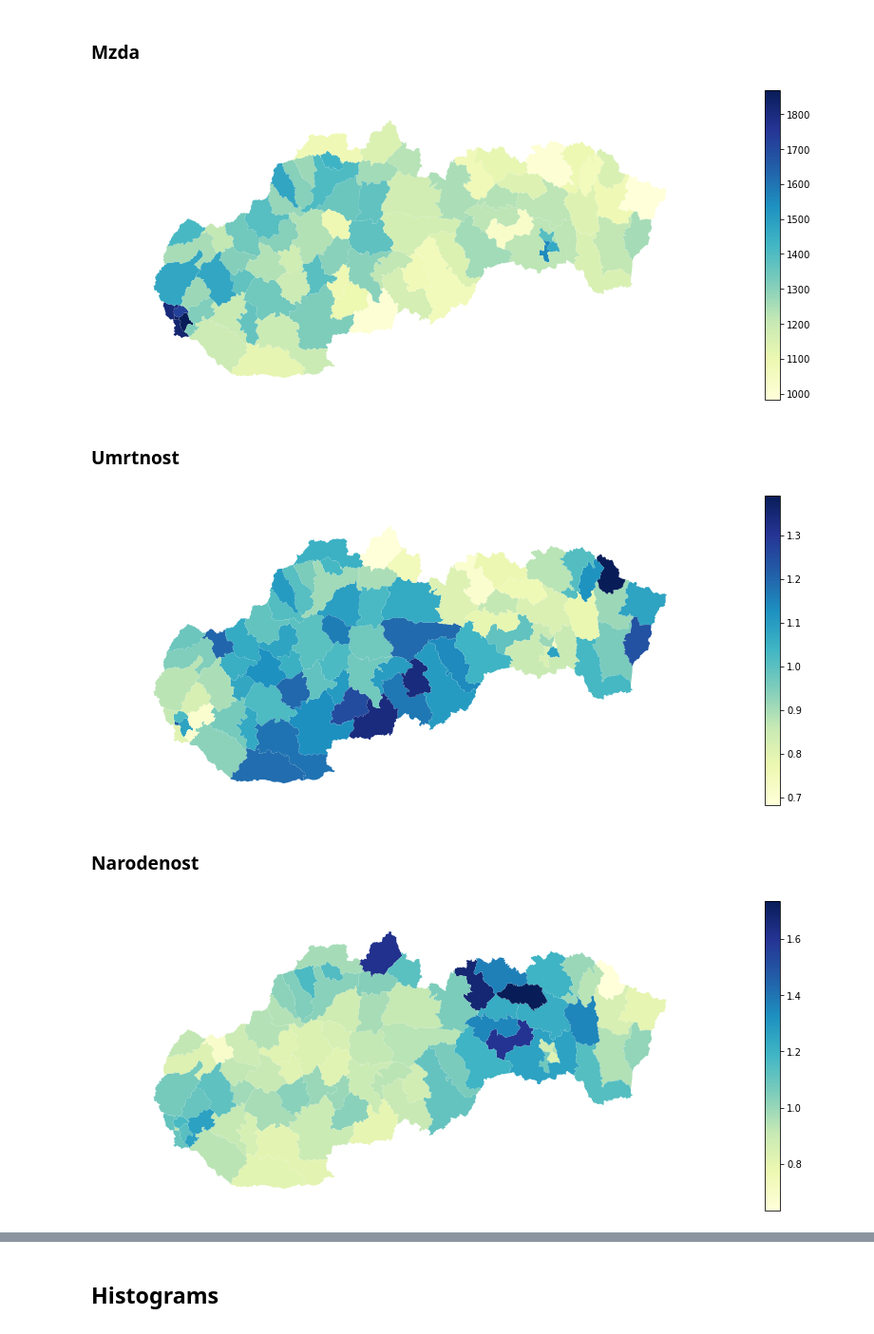
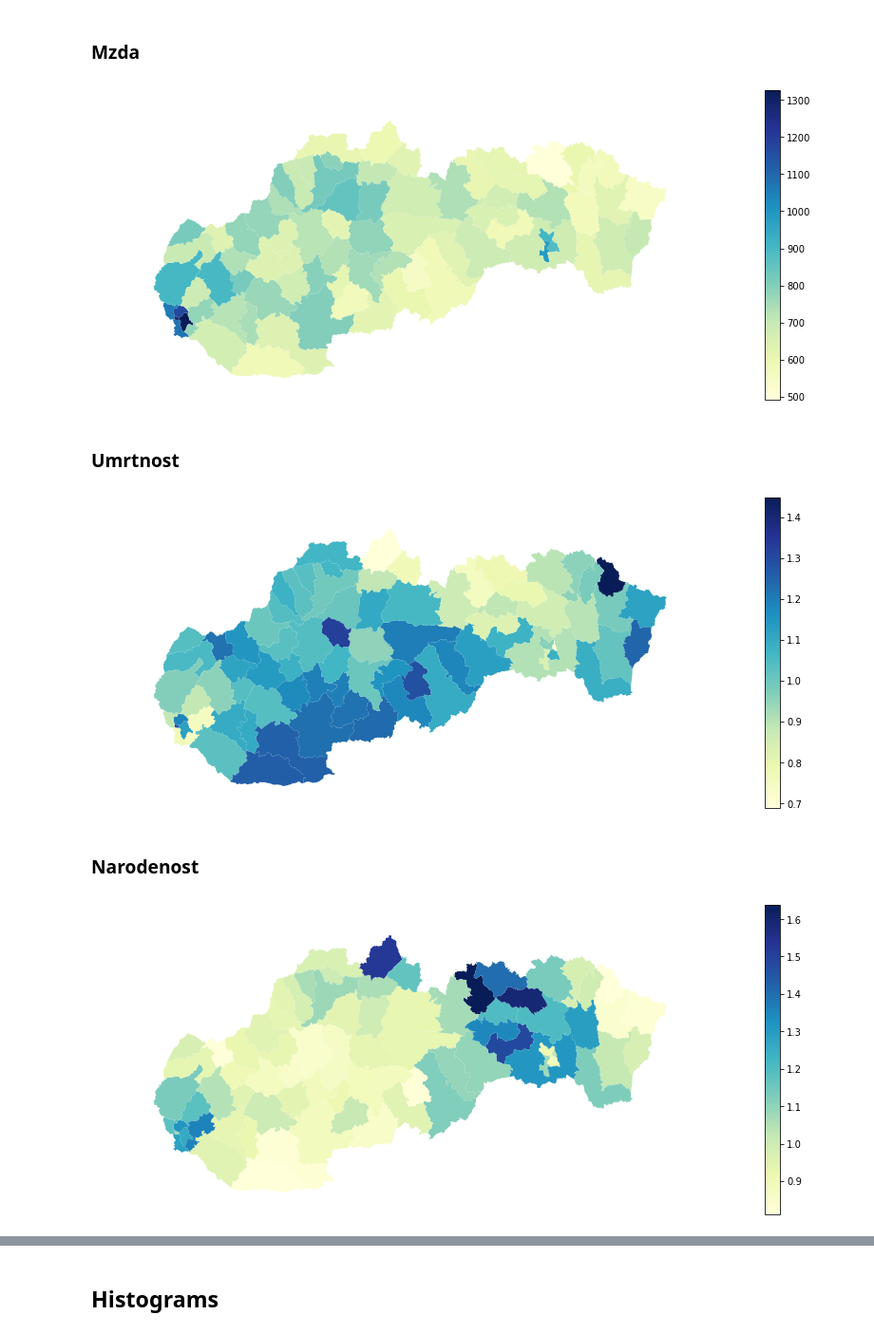
Before and after one commit to samuel-soltys/slovak-analysis, a Jupyter notebook: workbook.ipynb, the cells around one changed output, grey strips where cells are left out. Shown at 95% size. Drawn from its saved outputs; the diff is of its cells as text; code cells hidden in the pictures.

```diff
--- a/workbook.ipynb
+++ b/workbook.ipynb
@@ -294,7 +294,7 @@ map["TXT"] = map["TXT"].str.replace("okres", "Okres")
 ### Mzda
 # %%
 # make heatmap_data array from dataframe column "priemerna_mzda" in years[2021] dataframe, but index it by "Okres" column which is same as map["TXT"] column
-YEAR = 2021
+YEAR = 2010
 heatmap_data = []
 for okres_name in map["TXT"]:
     heatmap_data.append(years[YEAR].loc[years[YEAR]["Okres"] == okres_name]["priemerna_mzda"].values[0])
@@ -305,19 +305,29 @@ geoplot.choropleth(
     map, hue=heatmap_data, cmap="YlGnBu", figsize=(15, 6), projection=gcrs.AlbersEqualArea(), legend=True
 )
 
-plt.savefig("map-mzda-2021.png", transparent=True )
+plt.savefig("map-mzda-2010.png", transparent=True, dpi=300, bbox_inches = 'tight')
 # years[2021].head(10)
 # %% [output]
-[figure, old version]
+[figure, new version]
 # %% [markdown]
 ### Umrtnost
 # %%
-YEAR = 2019
+# YEAR = 2021
+# heatmap_data = []
+# for okres_name in map["TXT"]:
+#     zomreti = years[YEAR].loc[years[YEAR]["Okres"] == okres_name]["zomreti"].values[0]
+#     pocet_obyvatelov = years[YEAR].loc[years[YEAR]["Okres"] == okres_name]["pocet_obyvatelov"].values[0]
+#     heatmap_data.append(zomreti/pocet_obyvatelov*100)
+
 heatmap_data = []
+
 for okres_name in map["TXT"]:
-    zomreti = years[YEAR].loc[years[YEAR]["Okres"] == okres_name]["zomreti"].values[0]
-    pocet_obyvatelov = years[YEAR].loc[years[YEAR]["Okres"] == okres_name]["pocet_obyvatelov"].values[0]
-    heatmap_data.append(zomreti/pocet_obyvatelov*100)
+    sum_calculation = 0
+    for year in range(2010,2022):
+        zomreti_mapa = years[year].loc[years[year]["Okres"] == okres_name]["zomreti"].values[0]
+        pocet_obyvatelov_mapa = years[year].loc[years[year]["Okres"] == okres_name]["pocet_obyvatelov"].values[0]
+        sum_calculation += zomreti_mapa/pocet_obyvatelov_mapa*100
+    heatmap_data.append(sum_calculation/12)
 
 # scheme = mapclassify.Quantiles(heatmap_data, k=10)
 
@@ -325,35 +335,35 @@ geoplot.choropleth(
     map, hue=heatmap_data, cmap="YlGnBu", figsize=(15, 6), projection=gcrs.AlbersEqualArea(), legend=True
 )
 
-plt.savefig("umrtnost-mapka.png", transparent=True)
+plt.savefig("umrtnost-mapka-average.png", transparent=True, dpi=300, bbox_inches = 'tight')
 # years[2021].head(10)
 # %% [output]
-[figure, old version]
+[figure, new version]
 # %% [markdown]
 ### Narodenost
 # %%
-# YEAR = 2021
+# YEAR = 2010
 # heatmap_data = []
 # for okres_name in map["TXT"]:
 #     narodeni = years[YEAR].loc[years[YEAR]["Okres"] == okres_name]["narodeni"].values[0]
 #     pocet_obyvatelov = years[YEAR].loc[years[YEAR]["Okres"] == okres_name]["pocet_obyvatelov"].values[0]
 #     heatmap_data.append(narodeni/pocet_obyvatelov*100)
 
 heatmap_data = []
 for okres_name in map["TXT"]:
+    sum_calculation = 0
     for year in range(2010,2022):
-        narodeni = years[year].loc[years[year]["Okres"] == okres_name]["narodeni"].values[0]
-        pocet_obyvatelov = years[year].loc[years[year]["Okres"] == okres_name]["pocet_obyvatelov"].values[0]
-        heatmap_data.append(narodeni/pocet_obyvatelov*100)
-
+        narodeni_mapa = years[year].loc[years[year]["Okres"] == okres_name]["narodeni"].values[0]
+        pocet_obyvatelov_mapa = years[year].loc[years[year]["Okres"] == okres_name]["pocet_obyvatelov"].values[0]
+        sum_calculation += narodeni_mapa/pocet_obyvatelov_mapa*100
+    heatmap_data.append(sum_calculation/12)
 
 # scheme = mapclassify.Quantiles(heatmap_data, k=10)
 
 geoplot.choropleth(
     map, hue=heatmap_data, cmap="YlGnBu", figsize=(15, 6), projection=gcrs.AlbersEqualArea(), legend=True
 )
 
-plt.savefig("narodenost-mapka.png", transparent=True)
-# years[2021].head(10)
+plt.savefig("narodenost-mapka-average.png", transparent=True, dpi=300, bbox_inches = 'tight')
 # %% [output]
-[figure, old version]
+[figure, new version]
```
Also changed, not shown: parts of 5 cells of this notebook.
